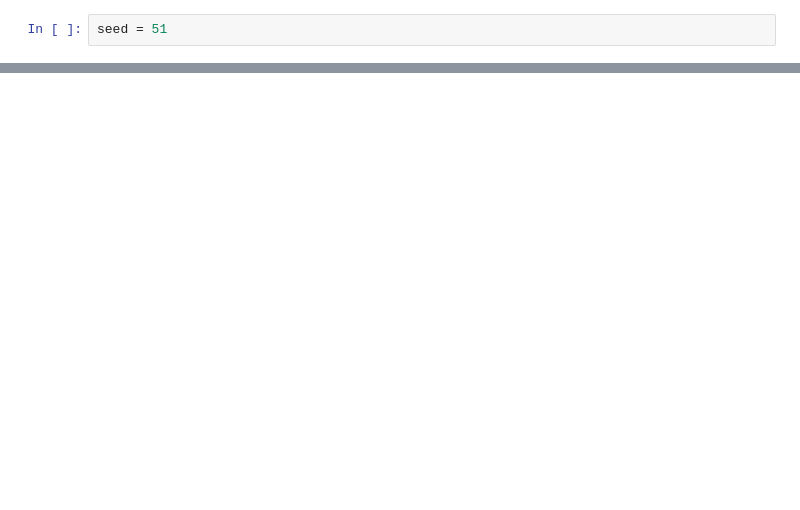
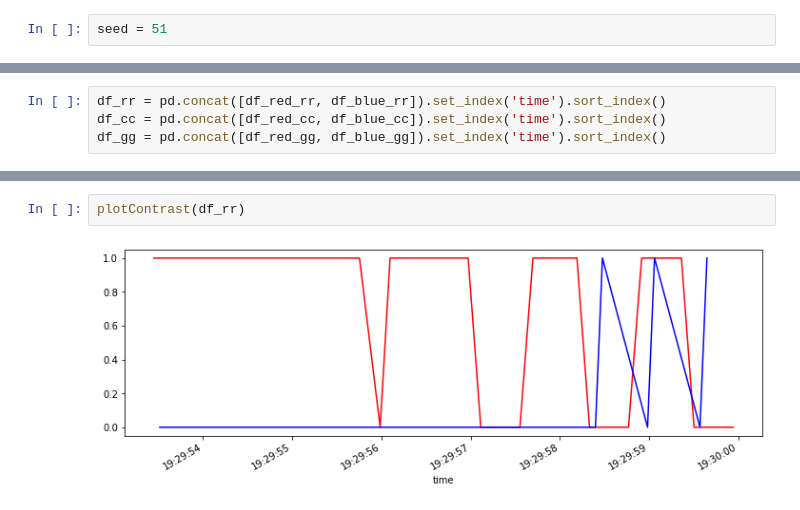
Before and after one commit to IDSIA/NewTechnoWar, a Jupyter notebook: code/Analysis.cb-fix.ipynb, the cells around one changed output, grey strips where cells are left out. Saved outputs shown, nothing was run; the diff lists cells and outputs as text; blank space fills up the shorter version.

```diff
--- a/code/Analysis.cb-fix.ipynb
+++ b/code/Analysis.cb-fix.ipynb
@@ -123,0 +165,4 @@ dx[['team', 'count', 'action', 'category_action']]
+# %%
+df_rr = pd.concat([df_red_rr, df_blue_rr]).set_index('time').sort_index()
+df_cc = pd.concat([df_red_cc, df_blue_cc]).set_index('time').sort_index()
+df_gg = pd.concat([df_red_gg, df_blue_gg]).set_index('time').sort_index()
@@ -164,0 +202,4 @@ dx[dx['team']=='red']['entropy'].plot(color='red'), dx[dx['team']=='blue']['entr
+# %%
+plotContrast(df_rr)
+# %% [output]
+[figure, added]
```
Also changed, not shown: parts of 32 cells of this notebook, 1 other file.
